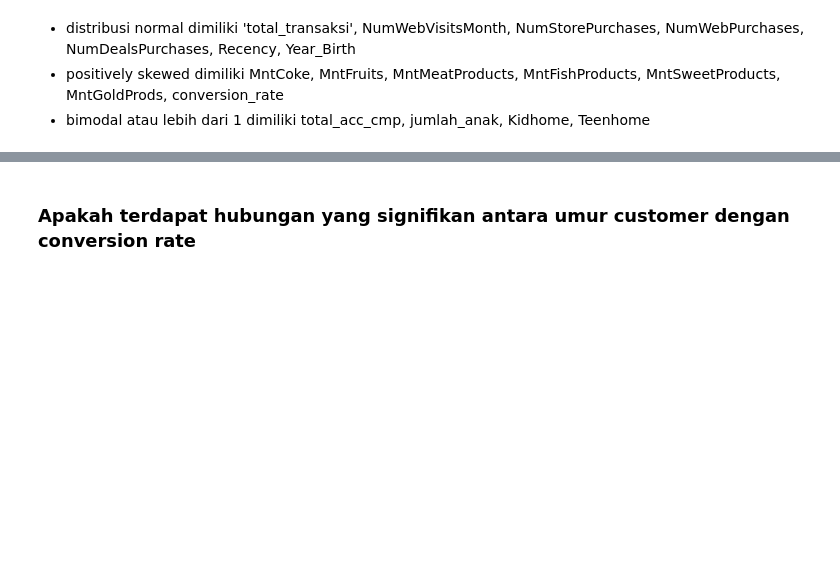
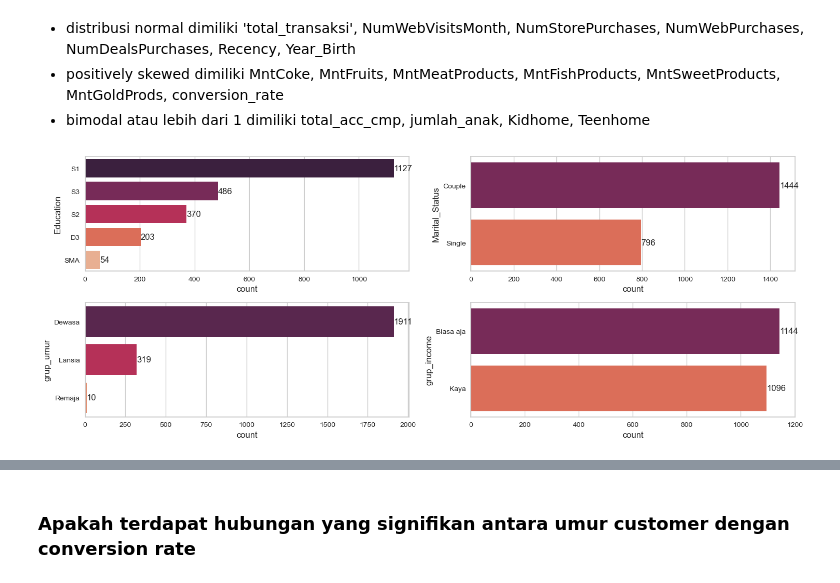
Before and after one commit to ariniamsr/Predict-Customer-Personality-to-Boost-Marketing-Campaign-by-Using-Machine-Learning, a Jupyter notebook: mipro3.ipynb, the cells around one changed output, grey strips where cells are left out. Saved outputs shown, nothing was run; the diff lists cells and outputs as text; code cells hidden in the pictures; blank space fills up the shorter version.

```diff
--- a/mipro3.ipynb
+++ b/mipro3.ipynb
@@ -275,4 +230,13 @@ for i in range(0, len(num)):
 * distribusi normal dimiliki 'total_transaksi', NumWebVisitsMonth, NumStorePurchases, NumWebPurchases, NumDealsPurchases, Recency, Year_Birth
 * positively skewed dimiliki MntCoke, MntFruits, MntMeatProducts, MntFishProducts, MntSweetProducts, MntGoldProds, conversion_rate
 * bimodal atau lebih dari 1 dimiliki total_acc_cmp, jumlah_anak, Kidhome, Teenhome
+# %%
+plt.figure(figsize=(15, 25))
+for i in range(len(cats)):
+    plt.subplot(9, 2, i+1)
+    ax = sns.countplot(y=cats[i], data=df, palette='rocket', order=df[cats[i]].value_counts().index)
+    plt.bar_label(ax.containers[0])
+    plt.tight_layout()
+# %% [output]
+[figure, added]
 # %% [markdown]
```
Also changed, not shown: parts of 74 cells of this notebook.
